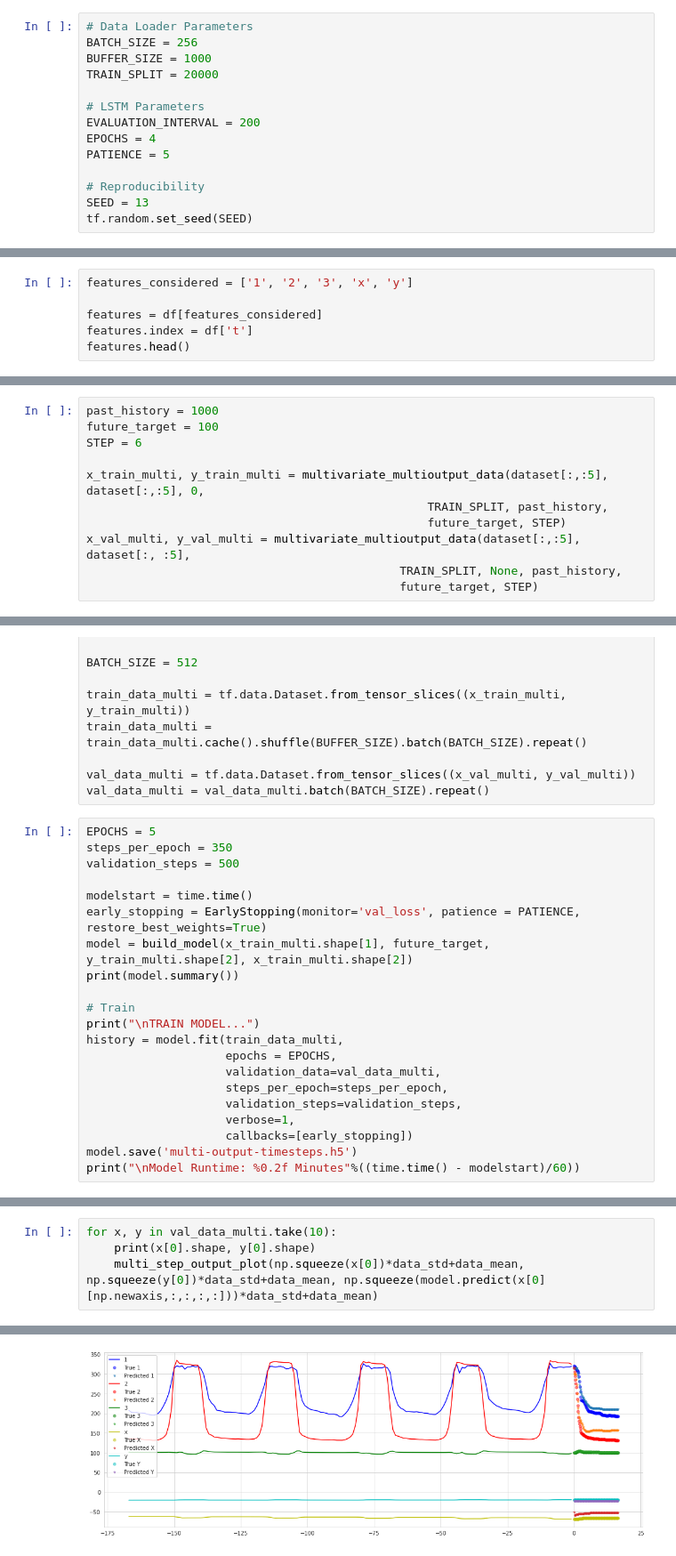
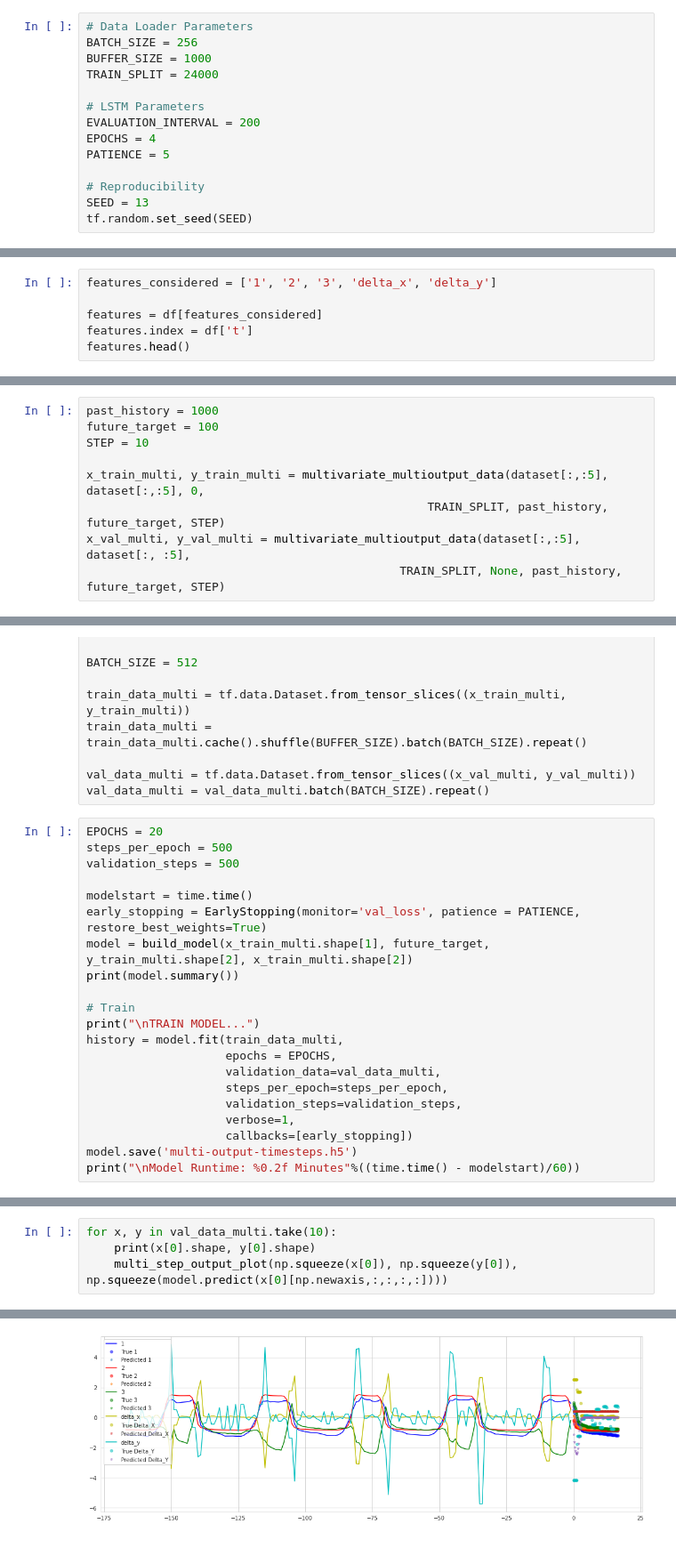
Before and after one commit to SS47816/simpleRNN, a Jupyter notebook: M.ipynb, the cells around one changed output, grey strips where cells are left out. Shown at 89% size. Saved outputs shown, nothing was run; the diff lists cells and outputs as text.

Commit message:
feat: add latest training results

```diff
--- a/M.ipynb
+++ b/M.ipynb
@@ -34,7 +34,7 @@ System Version: 3.9.12 (main, Jun  1 2022, 11:38:51)
 # Data Loader Parameters
 BATCH_SIZE = 256
 BUFFER_SIZE = 1000
-TRAIN_SPLIT = 20000
+TRAIN_SPLIT = 24000
 
 # LSTM Parameters
 EVALUATION_INTERVAL = 200
@@ -57,7 +57,7 @@ DataFrame Shape: 29701 rows, 10 columns
 | 3 | 0.03 | 119.885434 | 102.712902 | 100.637131 | 101 | 0.03 | 15.859808 | -23.300717 | -0.000191 | -0.001066 |
 | 4 | 0.04 | 119.864623 | 102.699872 | 100.641539 | 101 | 0.04 | 15.859618 | -23.301783 | -0.000191 | -0.001066 |
 # %%
-features_considered = ['1', '2', '3', 'x', 'y']
+features_considered = ['1', '2', '3', 'delta_x', 'delta_y']
 
 features = df[features_considered]
 features.index = df['t']
@@ -173,14 +173,12 @@ def multi_step_output_plot(history, true_future, prediction):
 # %%
 past_history = 1000
 future_target = 100
-STEP = 6
+STEP = 10
 
 x_train_multi, y_train_multi = multivariate_multioutput_data(dataset[:,:5], dataset[:,:5], 0,
-                                                 TRAIN_SPLIT, past_history,
-                                                 future_target, STEP)
+                                                 TRAIN_SPLIT, past_history, future_target, STEP)
 x_val_multi, y_val_multi = multivariate_multioutput_data(dataset[:,:5], dataset[:, :5],
-                                             TRAIN_SPLIT, None, past_history,
-                                             future_target, STEP)
+                                             TRAIN_SPLIT, None, past_history, future_target, STEP)
 # %%
 print (x_train_multi.shape,
        y_train_multi.shape,
@@ -273,8 +271,8 @@ train_data_multi = train_data_multi.cache().shuffle(BUFFER_SIZE).batch(BATCH_SIZ
 val_data_multi = tf.data.Dataset.from_tensor_slices((x_val_multi, y_val_multi))
 val_data_multi = val_data_multi.batch(BATCH_SIZE).repeat()
 # %%
-EPOCHS = 5
-steps_per_epoch = 350
+EPOCHS = 20
+steps_per_epoch = 500
 validation_steps = 500
 
 modelstart = time.time()
@@ -318,6 +316,6 @@ plot_train_history(history, 'Multi-Step, Multi-Output Training and validation lo
 # %%
 for x, y in val_data_multi.take(10):
     print(x[0].shape, y[0].shape)
-    multi_step_output_plot(np.squeeze(x[0])*data_std+data_mean, np.squeeze(y[0])*data_std+data_mean, np.squeeze(model.predict(x[0][np.newaxis,:,:,:,:]))*data_std+data_mean)
+    multi_step_output_plot(np.squeeze(x[0]), np.squeeze(y[0]), np.squeeze(model.predict(x[0][np.newaxis,:,:,:,:])))
 # %% [output]
 (167, 5, 1, 1) (100, 5, 1, 1)
@@ -329,3 +327,3 @@ for x, y in val_data_multi.take(10):
 (167, 5, 1, 1) (100, 5, 1, 1)
-[figure, old version]
+[figure, new version]
 (167, 5, 1, 1) (100, 5, 1, 1)
```
Also changed, not shown: parts of 11 cells of this notebook, 8 other files.
